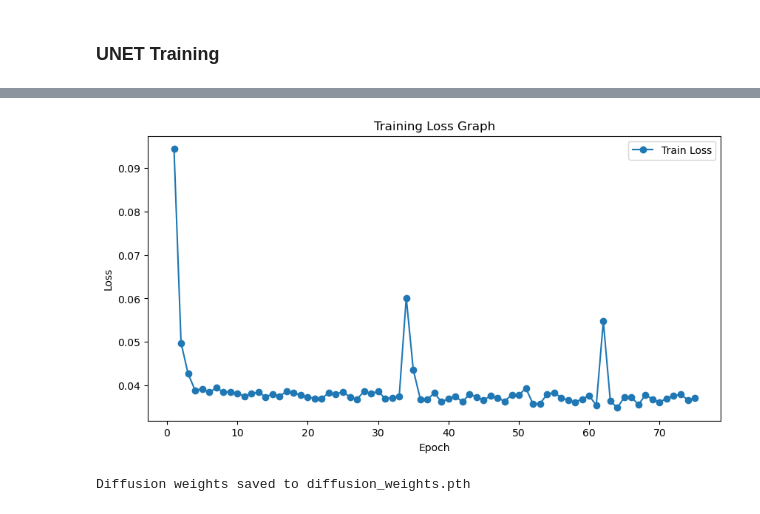
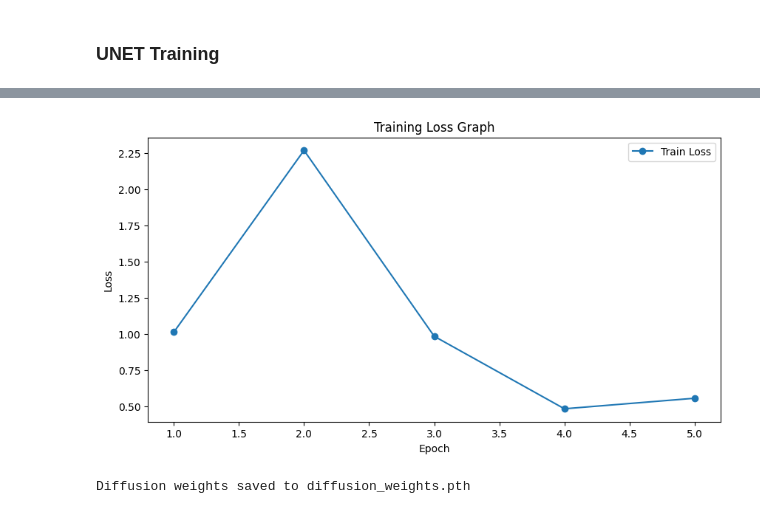
Before and after one commit to Atul-Acharya-17/diffusion-based-environment-generator, a Jupyter notebook: diffuser/experiments.ipynb, the cells around one changed output, grey strips where cells are left out. Saved outputs shown, nothing was run; the diff lists cells and outputs as text; code cells hidden in the pictures.

Commit message:
refactor: updated VAE and diffusion models to use new mazes generated

```diff
--- a/diffuser/experiments.ipynb
+++ b/diffuser/experiments.ipynb
@@ -68,19 +116,5 @@ def load_dataset_from_npy(directory="./data", target_size=32):
 # %%
 # mazes_data_path = os.path.join(os.path.dirname(os.path.dirname(os.getcwd())), "data", "mazes")
-mazes_data_path = "./data/mazes"
+# mazes_data_path = "./data/mazes"
+mazes_data_path = "./data/"
 images, path_lengths = load_dataset_from_npy(mazes_data_path, target_size=32)
-
-plt.imshow(images[0].permute(1, 2, 0).cpu().numpy(), cmap='gray')
-plt.axis('off')
-plt.show()
-
-class MazeTensorDataset(Dataset):
-    def __init__(self, images, path_lengths):
-        self.images = images
-        self.path_lengths = path_lengths
-
-    def __len__(self):
-        return len(self.images)
-
-    def __getitem__(self, idx):
-        return self.images[idx], self.path_lengths[idx]
@@ -117,8 +170,9 @@ from decoder import VAE_Decoder
 # Hyperparameters
 BATCH_SIZE = 128
 LEARNING_RATE = 1e-4
-EPOCHS = 150
+EPOCHS = 10
 LATENT_CHANNELS = 4
+# LATENT_CHANNELS = 8
 # %%
 print("Total images:", len(images))
 print("Total path_lengths:", len(path_lengths))
@@ -300,7 +352,7 @@ Model weights saved to vae_weights_1.pth
 # %%
 # Hyperparameters
 BATCH_SIZE = 128
-EPOCHS = 75
+EPOCHS = 5
 NUM_TIMESTEPS = 1000
 LATENT_CHANNELS = 4
 # %%
@@ -364,9 +416,9 @@ device = "cuda" if torch.cuda.is_available() else "cpu"
 vae_encoder = VAE_Encoder().to(device).eval()
 decoder = VAE_Decoder().to(device).eval()
 
-# checkpoint = torch.load('vae_weights_1.pth', map_location=device)
-# vae_encoder.load_state_dict(checkpoint['encoder_state_dict'])
-# decoder.load_state_dict(checkpoint['decoder_state_dict'])
+checkpoint = torch.load('../data/vae_models/vae_weights_1.pth', map_location=device)
+vae_encoder.load_state_dict(checkpoint['encoder_state_dict'])
+decoder.load_state_dict(checkpoint['decoder_state_dict'])
 
 diffusion_model = Diffusion().to(device)
 optimizer = torch.optim.Adam(diffusion_model.parameters(), lr=1e-4, weight_decay=0.01)
@@ -424,8 +468,9 @@ for epoch in range(EPOCHS):
         timesteps = torch.randint(0, NUM_TIMESTEPS, (z.size(0),), device=device)
 
         noisy_z, noise_used = scheduler.add_noise(z, timesteps)
-        # to accomoatde for classifier free guidance.
+        # to accomodate for classifier free guidance.
         noisy_z = noisy_z.repeat(2, 1, 1, 1)
+        timesteps = timesteps.repeat_interleave(2)
 
         # this is the context embedding that the model should move towards
         context = diffusion_model.condition_embedding(path_lengths)
@@ -484,4 +517,4 @@ Epoch [75/75], Loss: 0.0370
-[figure, old version]
+[figure, new version]
 # %%
 torch.save({
     'diffusion_state_dict': diffusion_model.state_dict(),
```
Also changed, not shown: parts of 21 cells of this notebook, 3 other files.
